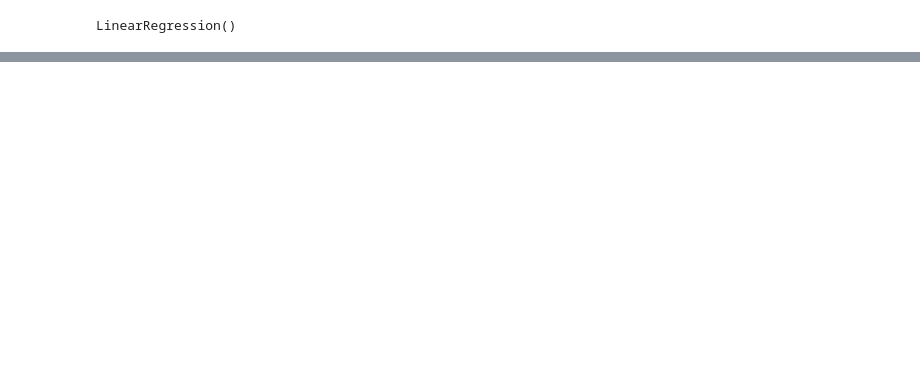
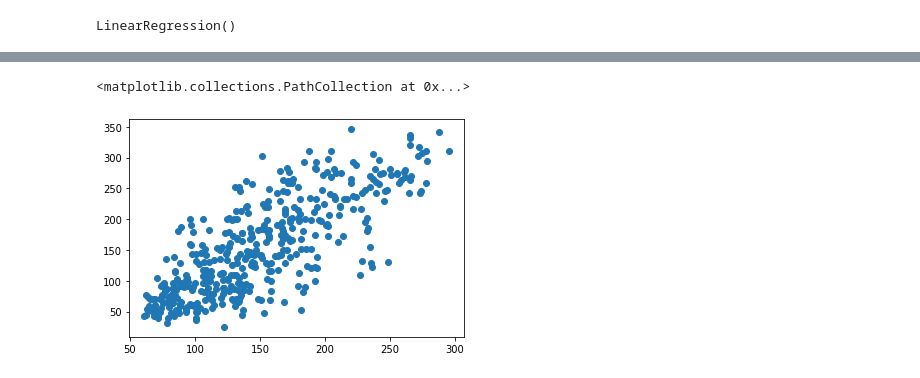
Before and after one commit to Farooq-azam-khan/sklearn-datascience, a Jupyter notebook: src/workflow.ipynb, the cells around one changed output, grey strips where cells are left out. Drawn from its saved outputs; the diff is of its cells as text; code cells hidden in the pictures; blank space fills up the shorter version.

```diff
--- a/src/workflow.ipynb
+++ b/src/workflow.ipynb
@@ -18,0 +25,5 @@ linear_predictions = model.predict(X)
+# %%
+plt.scatter(linear_predictions, y)
+# %% [output]
+<matplotlib.collections.PathCollection at 0x...>
+[figure, added]
```
Also changed, not shown: parts of 1 cell of this notebook.
